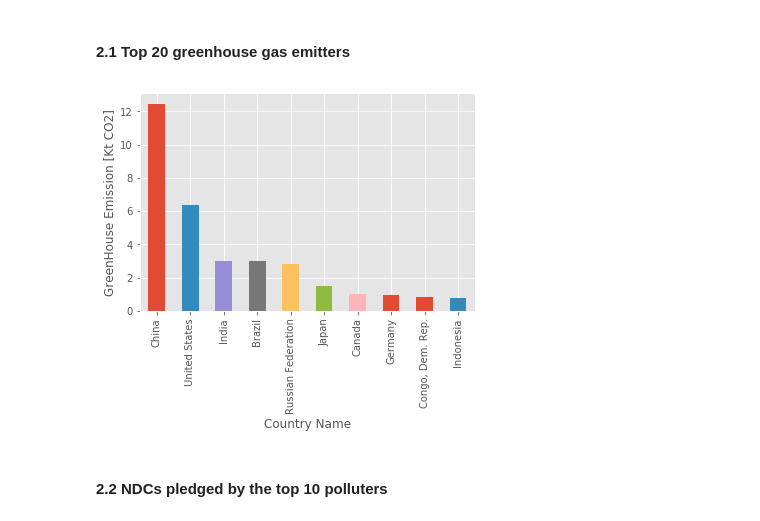
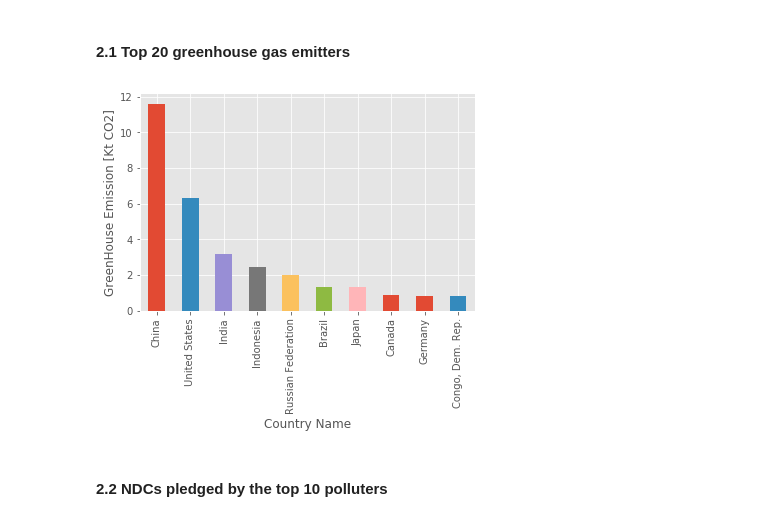
Before and after one commit to jasonrwang/ghg_analytics, a Jupyter notebook: ghg_analytics.ipynb, the cells around one changed output. Cells and saved outputs as stored; diff of their text form; code cells hidden in the pictures.

```diff
--- a/ghg_analytics.ipynb
+++ b/ghg_analytics.ipynb
@@ -492,16 +492,16 @@ ghgCountryDf_WB = ghgDf_WB[ghgDf_WB["Country Code"].apply(lambda x: False if x i
 # %%
 #Sorted bar chart of 2012 greenhouse gases
 
-ghgDf_merged.sort_values(by="2012", ascending=False)["2012"]
+ghgDf_merged.sort_values(by=2014, ascending=False)[2014]
 
-GreenhouseGasesTop10Emitters = ghgDf_merged.sort_values(by = "2012", ascending = False).iloc[:10,:]
+GreenhouseGasesTop10Emitters = ghgDf_merged.sort_values(by = 2014, ascending = False).iloc[:10,:]
 
-GreenhouseGasesTop10Emitters["2012"].plot(x=ghgDf_merged.index, kind="bar")
+GreenhouseGasesTop10Emitters[2014].plot(x=ghgDf_merged.index, kind="bar")
 
 plt.ylabel("GreenHouse Emission [Kt CO2]")
 plt.show()
 # %% [output]
-[figure, old version]
+[figure, new version]
 # %% [markdown]
 #### 2.2 NDCs pledged by the top 10 polluters
 # %%
```
Also changed, not shown: parts of 6 cells of this notebook.
